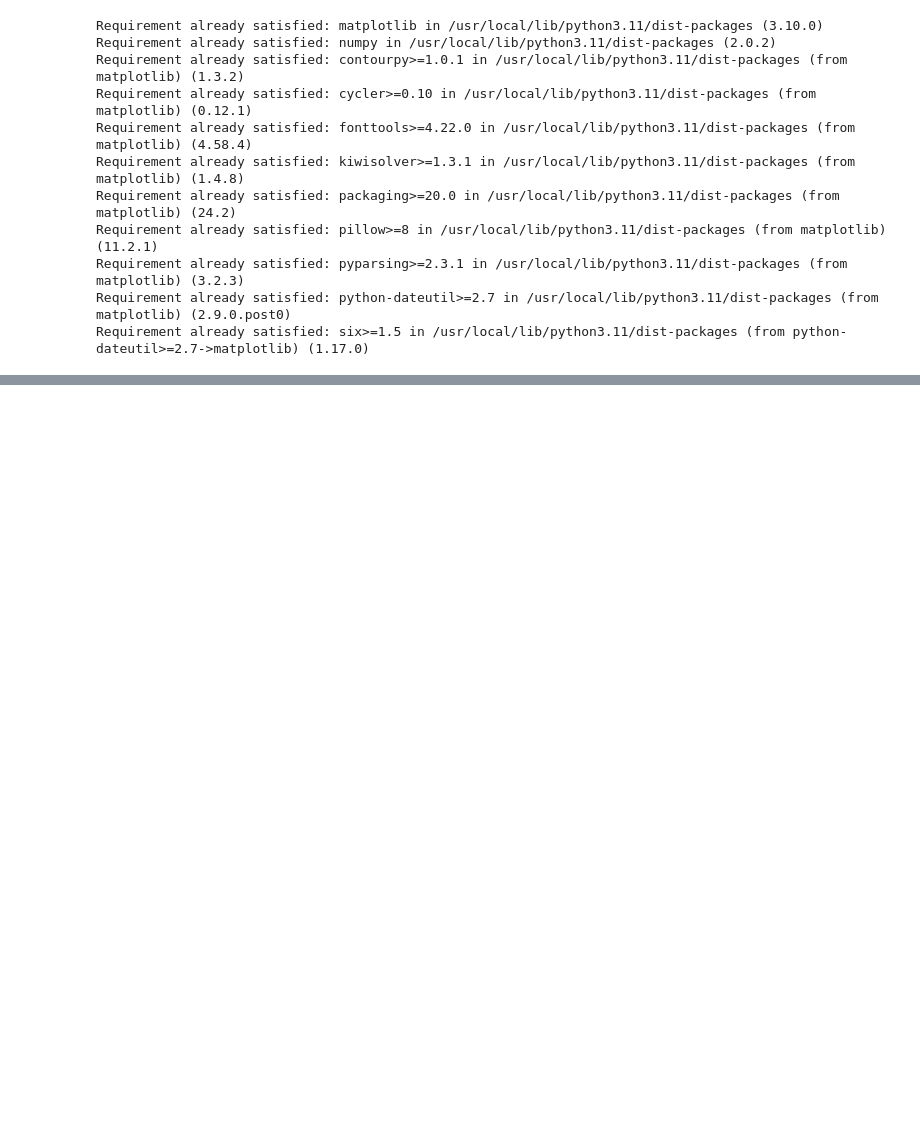
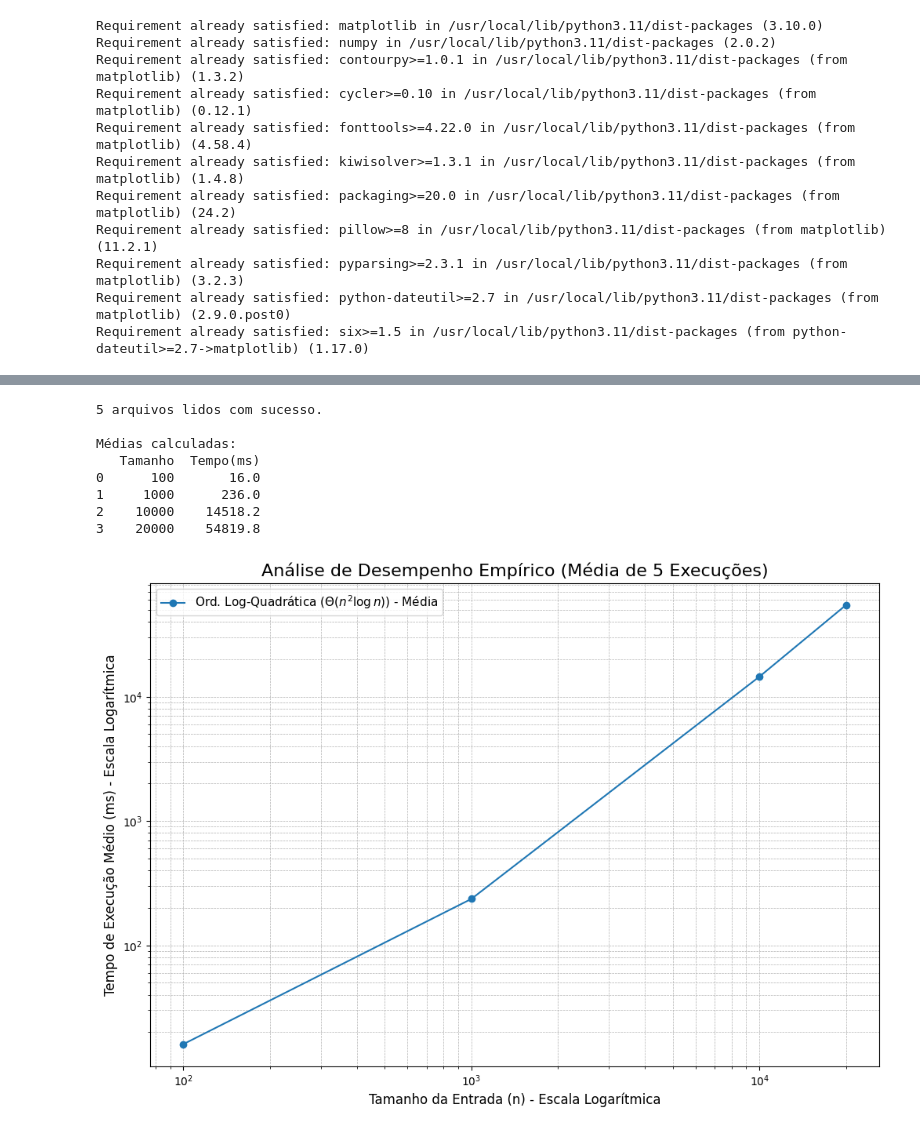
Before and after one commit to mondinilara/ordenacao-log-quadratica, a Jupyter notebook: GerandoGrafico.ipynb, the cells around one changed output, grey strips where cells are left out. Saved outputs shown, nothing was run; the diff lists cells and outputs as text; code cells hidden in the pictures; blank space fills up the shorter version.

```diff
--- a/GerandoGrafico.ipynb
+++ b/GerandoGrafico.ipynb
@@ -96,0 +97,78 @@ Médias calculadas:
+# %%
+import matplotlib.pyplot as plt
+import pandas as pd
+import sys
+import os
+
+# ==============================================================================
+# PASSO 1: LISTA DOS ARQUIVOS CSV COM OS RESULTADOS
+# ==============================================================================
+lista_arquivos_csv = [
+    'resultadosLogQuadratico_1.csv',
+    'resultadosLogQuadratico_2.csv',
+    'resultadosLogQuadratico_3.csv',
+    'resultadosLogQuadratico_4.csv',
+    'resultadosLogQuadratico_5.csv'
+]
+
+# ==============================================================================
+# PASSO 2: O CÓDIGO ABAIXO LÊ OS ARQUIVOS, CALCULA A MÉDIA E GERA O GRÁFICO
+# ==============================================================================
+
+# Verifica se todos os arquivos listados realmente existem
+for arquivo in lista_arquivos_csv:
+    if not os.path.exists(arquivo):
+        print(f"Erro: O arquivo '{arquivo}' não foi encontrado.")
+        print("Por favor, verifique se todos os arquivos da lista estão na mesma pasta que o script.")
+        sys.exit()
+
+# Lê todos os arquivos CSV em uma lista de DataFrames do Pandas
+try:
+    lista_de_dataframes = [pd.read_csv(f) for f in lista_arquivos_csv]
+    print(f"{len(lista_de_dataframes)} arquivos lidos com sucesso.")
+except Exception as e:
+    print(f"Ocorreu um erro ao ler os arquivos CSV: {e}")
+    sys.exit()
+
+# Pega os nomes das colunas e os valores de 'n' do primeiro arquivo
+# (assume-se que são os mesmos para todos os arquivos)
+colunas_de_tempo = lista_de_dataframes[0].columns[1:] # Pega todas as colunas exceto a primeira ('Tamanho')
+n_valores = lista_de_dataframes[0]['Tamanho']
+
+dados_medios = pd.DataFrame({'Tamanho': n_valores})
+
+for coluna in colunas_de_tempo:
+    df_temp = pd.concat([df[coluna] for df in lista_de_dataframes], axis=1)
+
+    dados_medios[coluna] = df_temp.mean(axis=1)
+
+print("\nMédias calculadas:")
+print(dados_medios)
+
+plt.figure(figsize=(12, 8))
+
+plt.plot(dados_medios['Tamanho'], dados_medios['Tempo(ms)'], marker='o', linestyle='-', label='Ord. Log-Quadrática ($\Theta(n^2 \log n)$) - Média')
+
+plt.xscale('log')
+plt.yscale('log')
+
+plt.title('Análise de Desempenho Empírico (Média de 5 Execuções)', fontsize=16)
+plt.xlabel('Tamanho da Entrada (n) - Escala Logarítmica', fontsize=12)
+plt.ylabel('Tempo de Execução Médio (ms) - Escala Logarítmica', fontsize=12)
+plt.legend(fontsize=11)
+plt.grid(True, which="both", linestyle='--', linewidth=0.5)
+
+nome_imagem_saida = 'grafico_desempenho_media.png'
+plt.savefig(nome_imagem_saida, dpi=300, bbox_inches='tight')
+
+plt.show()
+# %% [output]
+5 arquivos lidos com sucesso.
+
+Médias calculadas:
+   Tamanho  Tempo(ms)
+0      100       16.0
+1     1000      236.0
+2    10000    14518.2
+3    20000    54819.8
+[figure, added]
```
Also changed, not shown: parts of 1 cell of this notebook.
